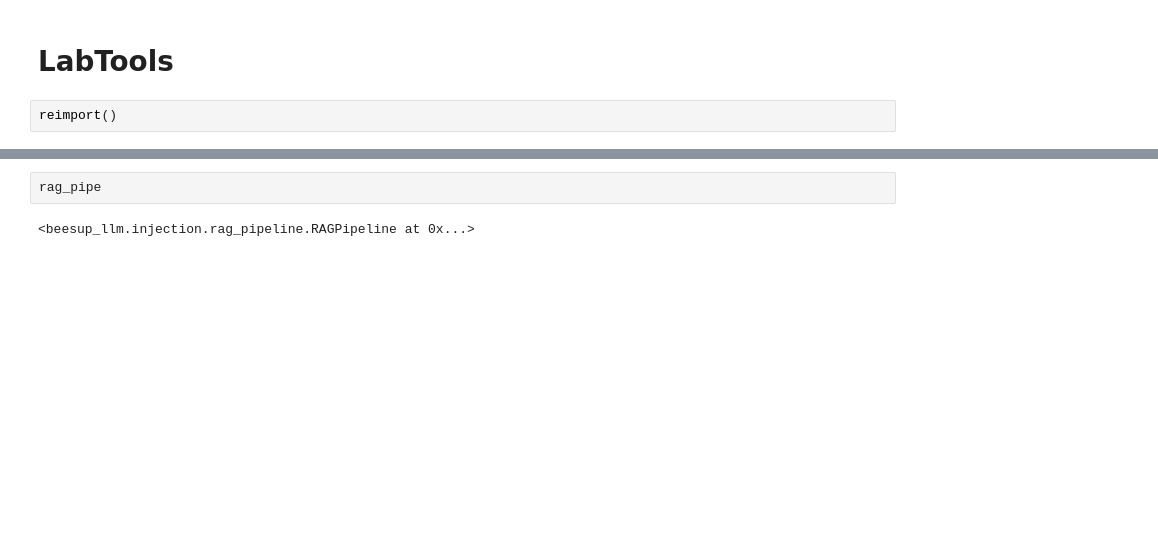
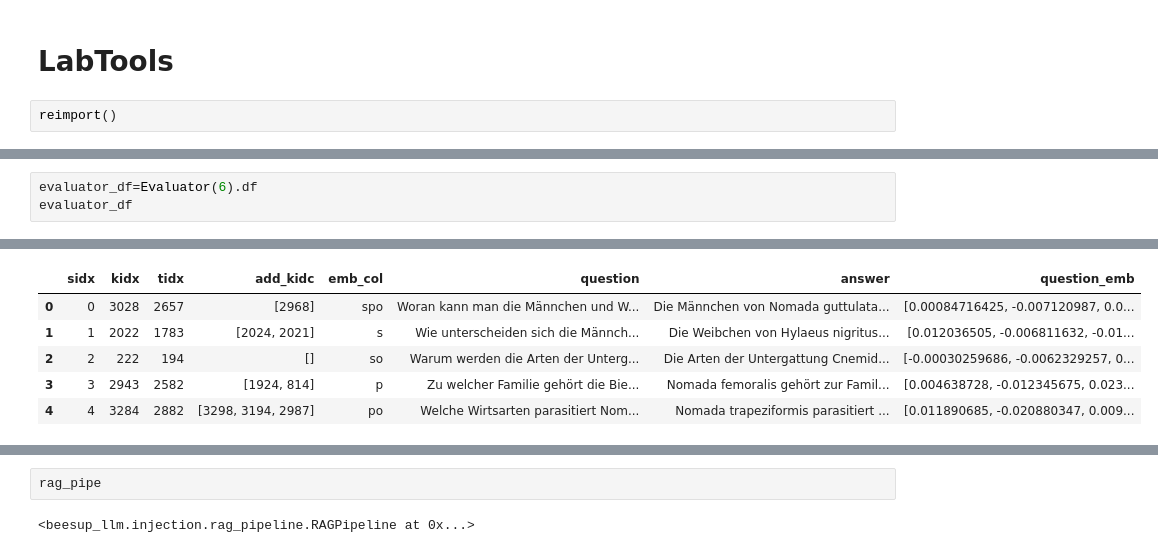
Before and after one commit to fee1ix/beesup_injection_lab, a Jupyter notebook: experiment_notebook.ipynb, the cells around one changed output, grey strips where cells are left out. Cells and saved outputs as stored; diff of their text form; blank space fills up the shorter version.

```diff
--- a/experiment_notebook.ipynb
+++ b/experiment_notebook.ipynb
@@ -359,0 +239,4 @@ vars(rag_pipe)
+# %%
+evaluator_df=Evaluator(6).df
+evaluator_df
+# %% [output]
@@ -359,0 +244,6 @@ vars(rag_pipe)
+|  | sidx | kidx | tidx | add_kidc | emb_col | question | answer | question_emb |
+| 0 | 0 | 3028 | 2657 | [2968] | spo | Woran kann man die Männchen und W... | Die Männchen von Nomada guttulata... | [0.00084716425, -0.007120987, 0.0... |
+| 1 | 1 | 2022 | 1783 | [2024, 2021] | s | Wie unterscheiden sich die Männch... | Die Weibchen von Hylaeus nigritus... | [0.012036505, -0.006811632, -0.01... |
+| 2 | 2 | 222 | 194 | [] | so | Warum werden die Arten der Unterg... | Die Arten der Untergattung Cnemid... | [-0.00030259686, -0.0062329257, 0... |
+| 3 | 3 | 2943 | 2582 | [1924, 814] | p | Zu welcher Familie gehört die Bie... | Nomada femoralis gehört zur Famil... | [0.004638728, -0.012345675, 0.023... |
+| 4 | 4 | 3284 | 2882 | [3298, 3194, 2987] | po | Welche Wirtsarten parasitiert Nom... | Nomada trapeziformis parasitiert ... | [0.011890685, -0.020880347, 0.009... |
```
Also changed, not shown: parts of 69 cells of this notebook, 3 other files.
